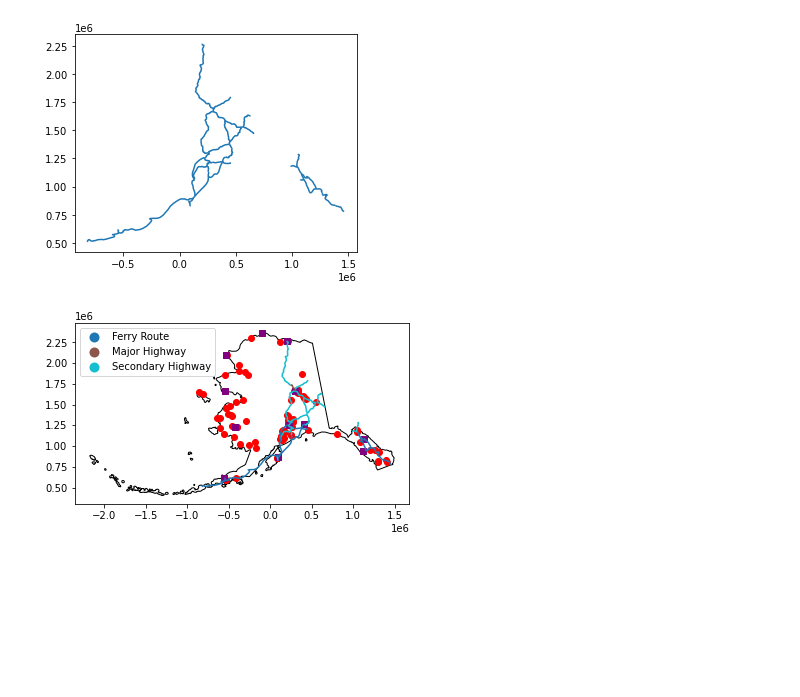
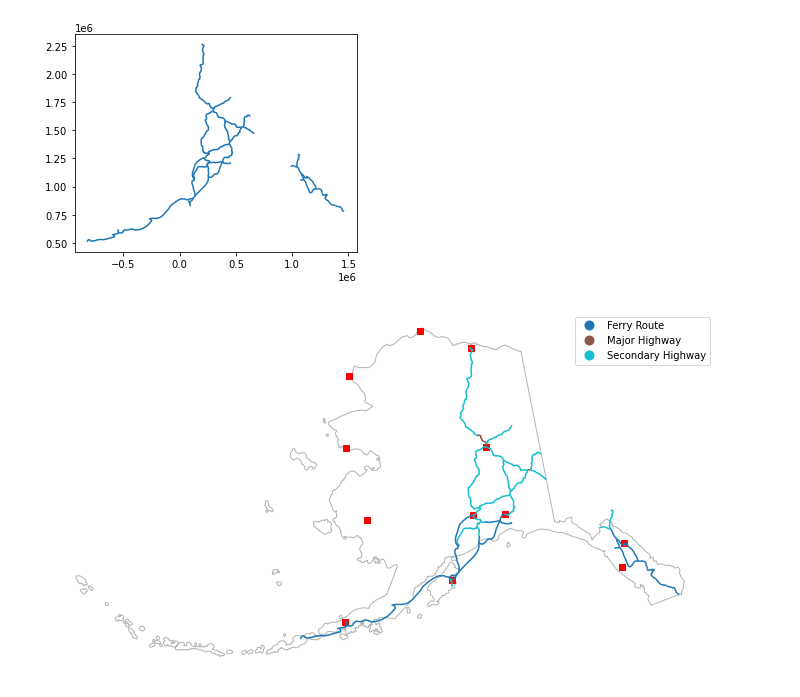
Before and after one commit to carmengg/eds-220-book, a Jupyter notebook: drafts-lectures/lesson-13-clip.ipynb, the cells around one changed output. Saved outputs shown, nothing was run; the diff lists cells and outputs as text; code cells hidden in the pictures; blank space fills up the shorter version.

```diff
--- a/drafts-lectures/lesson-13-clip.ipynb
+++ b/drafts-lectures/lesson-13-clip.ipynb
@@ -236,14 +239,18 @@ ak_complete_roads.plot()
 # %%
 # https://matplotlib.org/stable/api/markers_api.html
 # Trouble: not in the same CRS
 # this is cool! but now we are seeing all Arctic comms
-fig, ax = plt.subplots()
+fig, ax = plt.subplots(figsize=(12,8))
+# --------------------------
+ax.axis('off')
 
-alaska.plot(ax=ax, color='none', edgecolor='black')
+alaska.plot(ax=ax, color='none', edgecolor='0.7')
 ak_complete_roads.plot(ax=ax, column='type', legend=True)
-ak_comms.plot(ax=ax, color='red')
-ak_places.plot(ax=ax, color='purple', marker='s')
+#ak_comms.plot(ax=ax, color='red')
+ak_places.plot(ax=ax, color='red', marker='s')
+
+# --------------------------
 
 plt.show()
 # %% [output]
-[figure, old version]
+[figure, new version]
```
Also changed, not shown: parts of 3 cells of this notebook, 1 other file.
